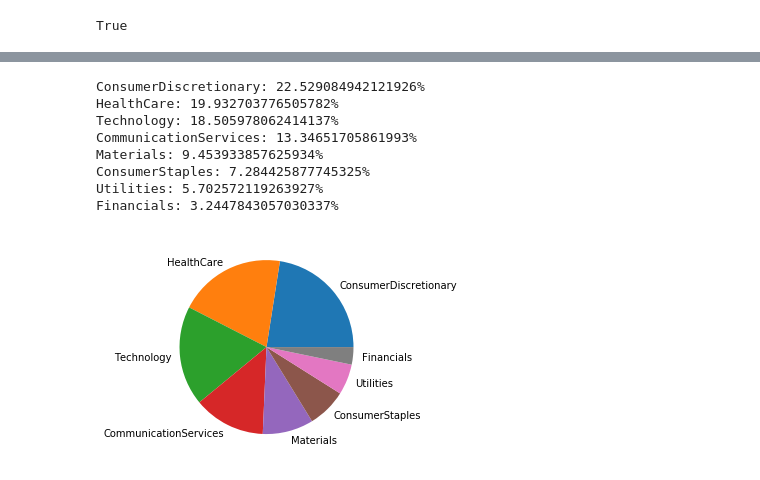
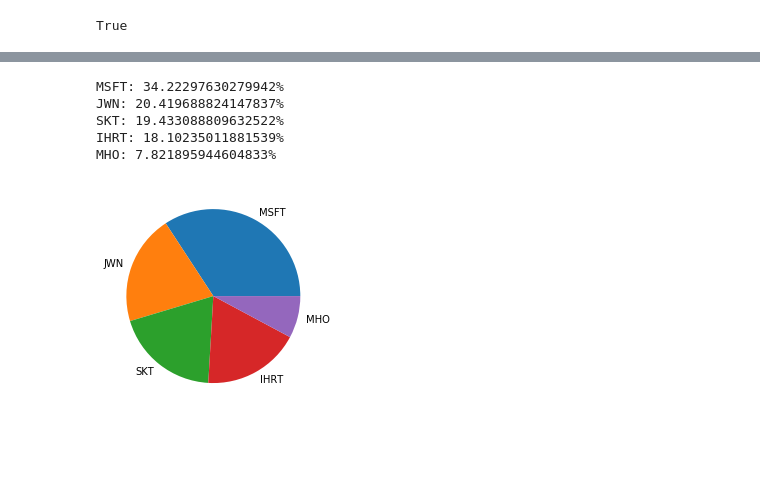
Before and after one commit to KeshavI03/Web-Scraping, a Jupyter notebook: Machine Learning.ipynb, the cells around one changed output, grey strips where cells are left out. Drawn from its saved outputs; the diff is of its cells as text; code cells hidden in the pictures; blank space fills up the shorter version.

Commit message:
updates to stock analysis methods
created method to extract individual stock data to use with machine learning mdoel

```diff
--- a/Machine Learning.ipynb
+++ b/Machine Learning.ipynb
@@ -149,8 +185,3 @@ sectors = ['CommunicationServices', 'ConsumerDiscretionary',
-# %%
-dataset = [None, None, None, None, None, None, None, None, None, None, None]
-# %%
-for i in range(0, len(sectors)):
-    dataset[i] = pd.read_excel('Data/' + sectors[i] +'.xls', index_col=0)
 # %%
 numInp = 50
 model = tf.keras.models.load_model('stock_model.h5')
@@ -200,7 +221,10 @@ sector_scores = [0,0,0,0,0,0,0,0,0,0,0]
 # %%
+ml_dataframe = []
+sector_scores = []
+
 for i in range(0, len(dataset)):
     data_input, data = clean_data(dataset[i]['Price'])
-    ml_dataframe[i] = predict(len(data)-75, 75, data_input, data)
+    ml_dataframe.append(predict(len(data)-75, 75, data_input, data))
 # %%
 for i in range(0, len(ml_dataframe)):
     ml_dataframe[i].plot(figsize=(16,6))
@@ -219,7 +243,7 @@ for i in range(0, len(ml_dataframe)):
 
     df_copy.plot(figsize=(16,6))
 
-    sector_scores[i] = df_copy[len(df_copy)-1]
+    sector_scores.append(df_copy[len(df_copy)-1])
 
 plt.show()
 # %% [output]
@@ -233,12 +257,9 @@ print(sector_scores)
 # %%
-pie_portfolio(sector_scores, sectors, 8)
+pie_portfolio(sector_scores, sectors, 5, True)
 # %% [output]
-ConsumerDiscretionary: 22.529084942121926%
-HealthCare: 19.932703776505782%
-Technology: 18.505978062414137%
-CommunicationServices: 13.34651705861993%
-Materials: 9.453933857625934%
-ConsumerStaples: 7.284425877745325%
-Utilities: 5.702572119263927%
-Financials: 3.2447843057030337%
+MSFT: 34.22297630279942%
+JWN: 20.419688824147837%
+SKT: 19.433088809632522%
+IHRT: 18.10235011881539%
+MHO: 7.821895944604833%
-[figure, old version]
+[figure, new version]
```
Also changed, not shown: parts of 11 cells of this notebook, 1 other file.
